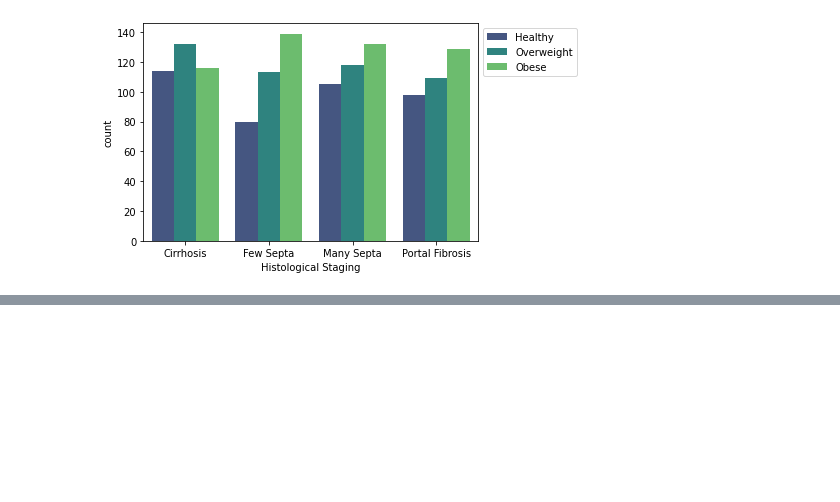
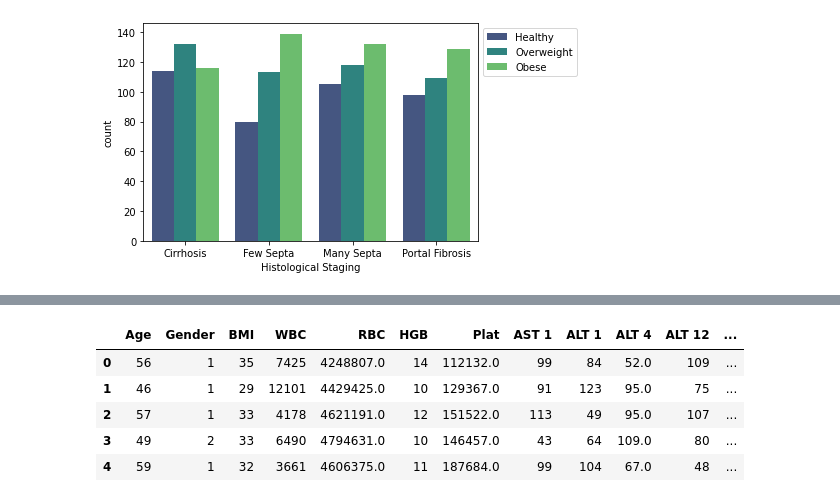
Before and after one commit to phganh/HCVpatientsDatasetVisualization-JupyterNotebook, a Jupyter notebook: projectReport1.ipynb, the cells around one changed output, grey strips where cells are left out. Cells and saved outputs as stored; diff of their text form; code cells hidden in the pictures; blank space fills up the shorter version.

```diff
--- a/projectReport1.ipynb
+++ b/projectReport1.ipynb
@@ -297,0 +258,20 @@ xtrSet, xpreDict, ytrSet, ypreDict = train_test_split(dataScled,data2['Baseline
+# %%
+# setting the stages
+data['Baseline Histological Staging'] = data['Baseline Histological Staging'].apply({
+    0:'No Fibrosis',
+    1:'Portal Fibrosis',
+    2:'Few Septa',
+    3:'Many Septa',
+    4:'Cirrhosis'
+}.get)
+
+# Dropping category symptoms columns from Fever -> Epigastric pain
+data.drop(data.iloc[:, 3:10], axis = 1, inplace = True)
+data.head()
+# %% [output]
+|  | Age | Gender | BMI | WBC | RBC | HGB | Plat | AST 1 | ALT 1 | ALT 4 | ALT 12 | ... |
+| 0 | 56 | 1 | 35 | 7425 | 4248807.0 | 14 | 112132.0 | 99 | 84 | 52.0 | 109 | ... |
+| 1 | 46 | 1 | 29 | 12101 | 4429425.0 | 10 | 129367.0 | 91 | 123 | 95.0 | 75 | ... |
+| 2 | 57 | 1 | 33 | 4178 | 4621191.0 | 12 | 151522.0 | 113 | 49 | 95.0 | 107 | ... |
+| 3 | 49 | 2 | 33 | 6490 | 4794631.0 | 10 | 146457.0 | 43 | 64 | 109.0 | 80 | ... |
+| 4 | 59 | 1 | 32 | 3661 | 4606375.0 | 11 | 187684.0 | 99 | 104 | 67.0 | 48 | ... |
```
Also changed, not shown: parts of 17 cells of this notebook.
